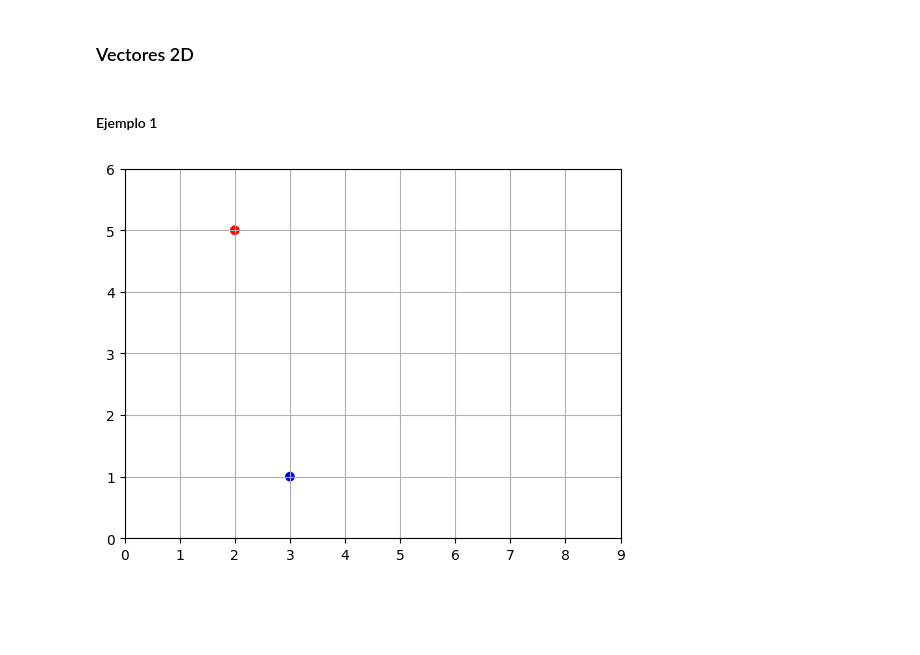
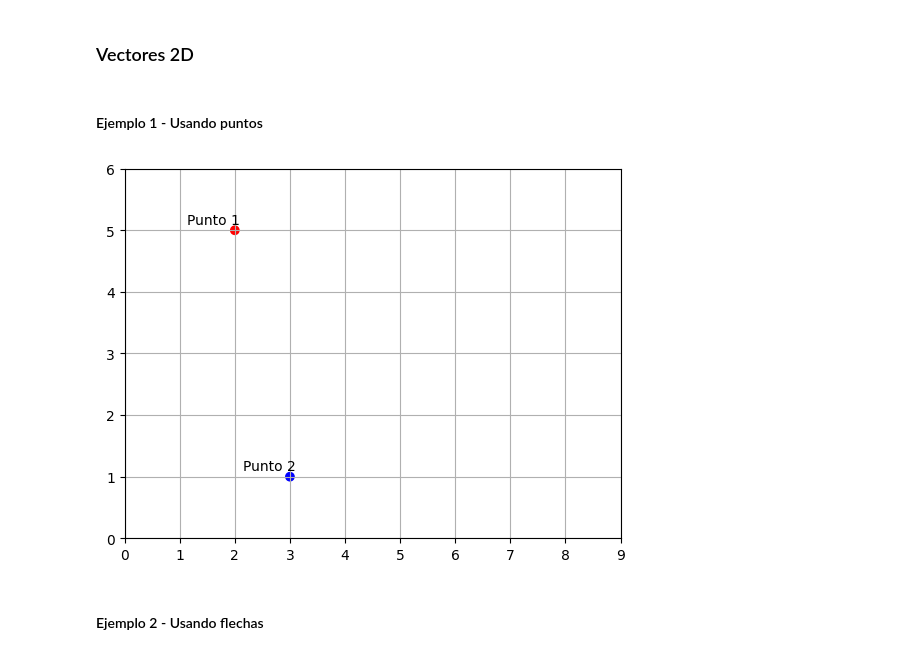
Before and after one commit to SunFanton/maths-for-ai, a Jupyter notebook: Vectores/Vectores.ipynb, the cells around one changed output. Cells and saved outputs as stored; diff of their text form; code cells hidden in the pictures; blank space fills up the shorter version.

Commit message:
Nuevos conceptos de vectores

```diff
--- a/Vectores/Vectores.ipynb
+++ b/Vectores/Vectores.ipynb
@@ -172,15 +174,24 @@ plt.show()
 # %% [markdown]
 ### Vectores 2D
 # %% [markdown]
-#### Ejemplo 1
+#### Ejemplo 1 - Usando puntos
+# %%
+u = np.array([2, 5]) # vector 2D (de 2 componentes: x, y)
+v = np.array([3, 1])
+nombres = ['Punto 1', 'Punto 2']
 # %%
-u = np.array([2, 5])
-v = np.array([3, 1])
-
 x_coords, y_coords = zip(u, v)
 plt.scatter(x_coords, y_coords, color=["r","b"])
 plt.axis([0, 9, 0, 6]) # indican los valores minimo y maximo que se mostraran en ambos ejes
+# Definir el desplazamiento para los nombres
+desplazamiento_x = 0.1
+desplazamiento_y = 0.1
+# Agregar etiquetas a cada punto
+for i, nombre in enumerate(nombres):
+    plt.text(x_coords[i] + desplazamiento_x, y_coords[i] + desplazamiento_y, nombre, ha='right')
 plt.grid()
 plt.show()
 # %% [output]
-[figure, old version]
+[figure, new version]
+# %% [markdown]
+#### Ejemplo 2 - Usando flechas
```
Also changed, not shown: parts of 50 cells of this notebook, 6 other files.
